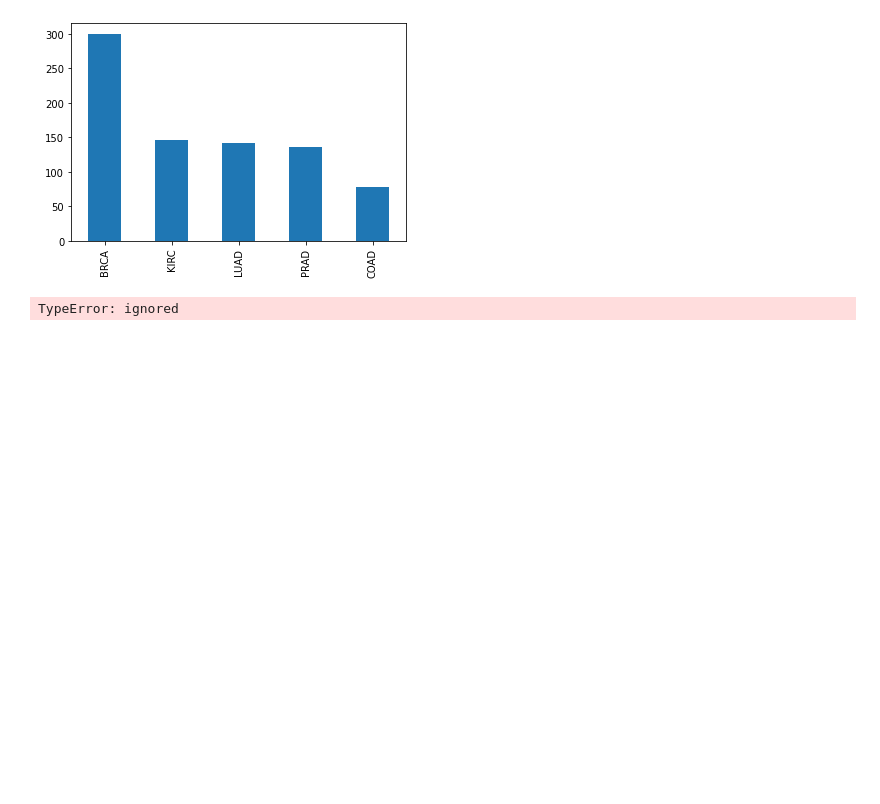
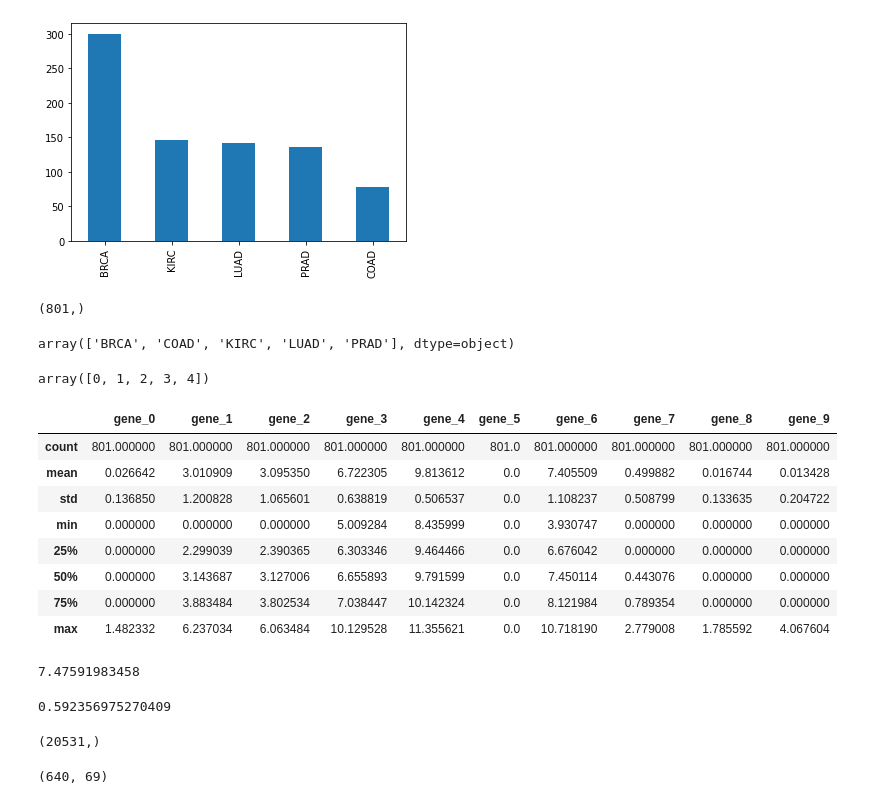
Before and after one commit to alexchen1999/cancer-prediction-random-forest, a Jupyter notebook: random_forest.ipynb, the cells around one changed output. Saved outputs shown, nothing was run; the diff lists cells and outputs as text; code cells hidden in the pictures; blank space fills up the shorter version.

```diff
--- a/random_forest.ipynb
+++ b/random_forest.ipynb
@@ -16,3 +33,2 @@ from sklearn.preprocessing import LabelEncoder
 # %%
-data = pd.read_csv('data.csv')
-print(data.shape)
+X = pd.read_csv('data.csv')
@@ -20,0 +45,2 @@ print(data.shape)
+# %%
+X.drop(columns=['Unnamed: 0'], inplace=True)
@@ -69,8 +107,17 @@ labels['Class'].value_counts().plot.bar()
 # %%
 label_encoder = LabelEncoder()
-label_encoder.fit(labels[:,1])
-labels_encoded = label_encoder.transform(labels)
-labels = labels_encoded.classes_
-classes = np.unique(labels)
+print(y.shape)
+label_encoder.fit(y)
+y_encoded = label_encoder.transform(y)
+labels = label_encoder.classes_
+classes = np.unique(y_encoded)
 # %% [output]
-TypeError: ignored
+(801,)
+# %%
+labels
+# %% [output]
+array(['BRCA', 'COAD', 'KIRC', 'LUAD', 'PRAD'], dtype=object)
+# %%
+classes
+# %% [output]
+array([0, 1, 2, 3, 4])
@@ -76,0 +130,20 @@ TypeError: ignored
+# %%
+X.iloc[:, 0:10].describe()
+# %% [output]
+|  | gene_0 | gene_1 | gene_2 | gene_3 | gene_4 | gene_5 | gene_6 | gene_7 | gene_8 | gene_9 |
+| count | 801.000000 | 801.000000 | 801.000000 | 801.000000 | 801.000000 | 801.0 | 801.000000 | 801.000000 | 801.000000 | 801.000000 |
+| mean | 0.026642 | 3.010909 | 3.095350 | 6.722305 | 9.813612 | 0.0 | 7.405509 | 0.499882 | 0.016744 | 0.013428 |
+| std | 0.136850 | 1.200828 | 1.065601 | 0.638819 | 0.506537 | 0.0 | 1.108237 | 0.508799 | 0.133635 | 0.204722 |
+| min | 0.000000 | 0.000000 | 0.000000 | 5.009284 | 8.435999 | 0.0 | 3.930747 | 0.000000 | 0.000000 | 0.000000 |
+| 25% | 0.000000 | 2.299039 | 2.390365 | 6.303346 | 9.464466 | 0.0 | 6.676042 | 0.000000 | 0.000000 | 0.000000 |
+| 50% | 0.000000 | 3.143687 | 3.127006 | 6.655893 | 9.791599 | 0.0 | 7.450114 | 0.443076 | 0.000000 | 0.000000 |
+| 75% | 0.000000 | 3.883484 | 3.802534 | 7.038447 | 10.142324 | 0.0 | 8.121984 | 0.789354 | 0.000000 | 0.000000 |
+| max | 1.482332 | 6.237034 | 6.063484 | 10.129528 | 11.355621 | 0.0 | 10.718190 | 2.779008 | 1.785592 | 4.067604 |
+# %%
+X_train.iloc[0,3]
+# %% [output]
+7.47591983458
+# %%
+X_train_norm[0,3]
+# %% [output]
+0.592356975270409
@@ -76,0 +156,4 @@ TypeError: ignored
+# %%
+MI.shape
+# %% [output]
+(20531,)
@@ -76,0 +165,4 @@ TypeError: ignored
+# %%
+X_train_selected.shape
+# %% [output]
+(640, 69)
```
Also changed, not shown: parts of 17 cells of this notebook.
